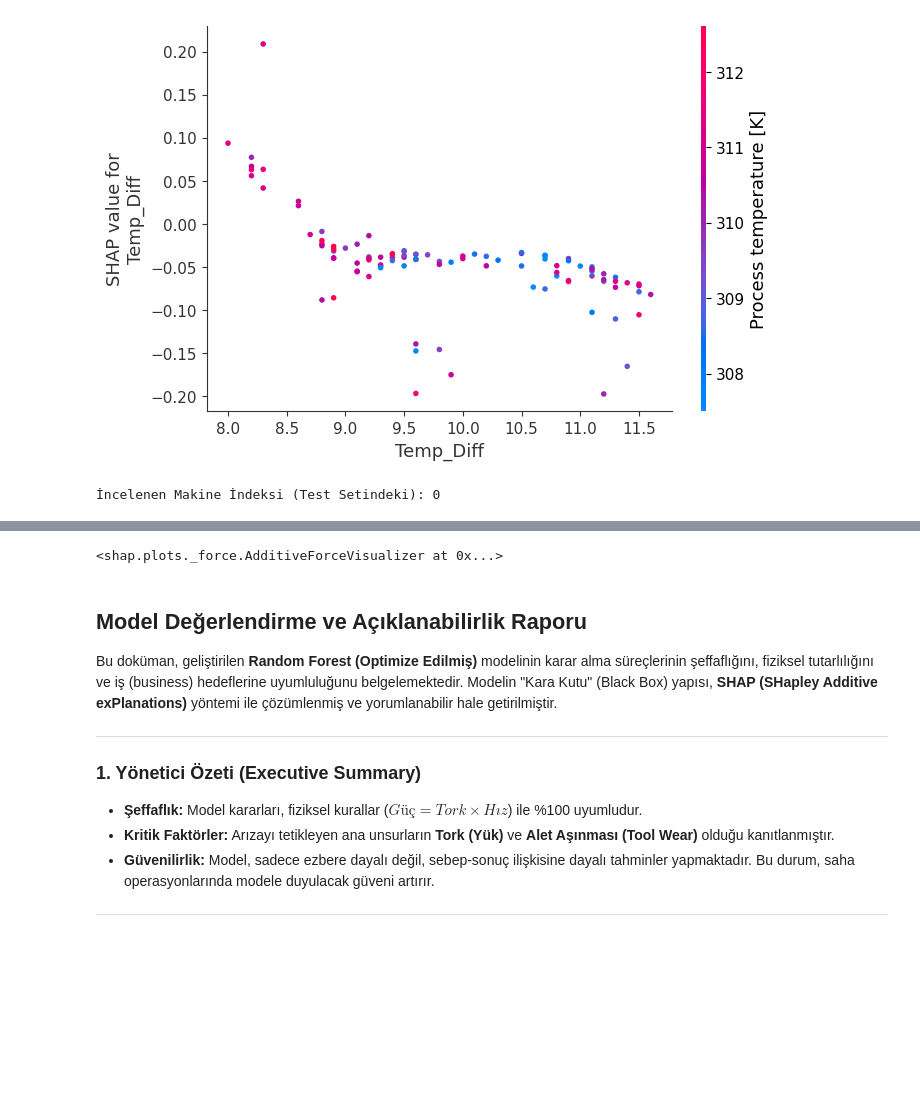
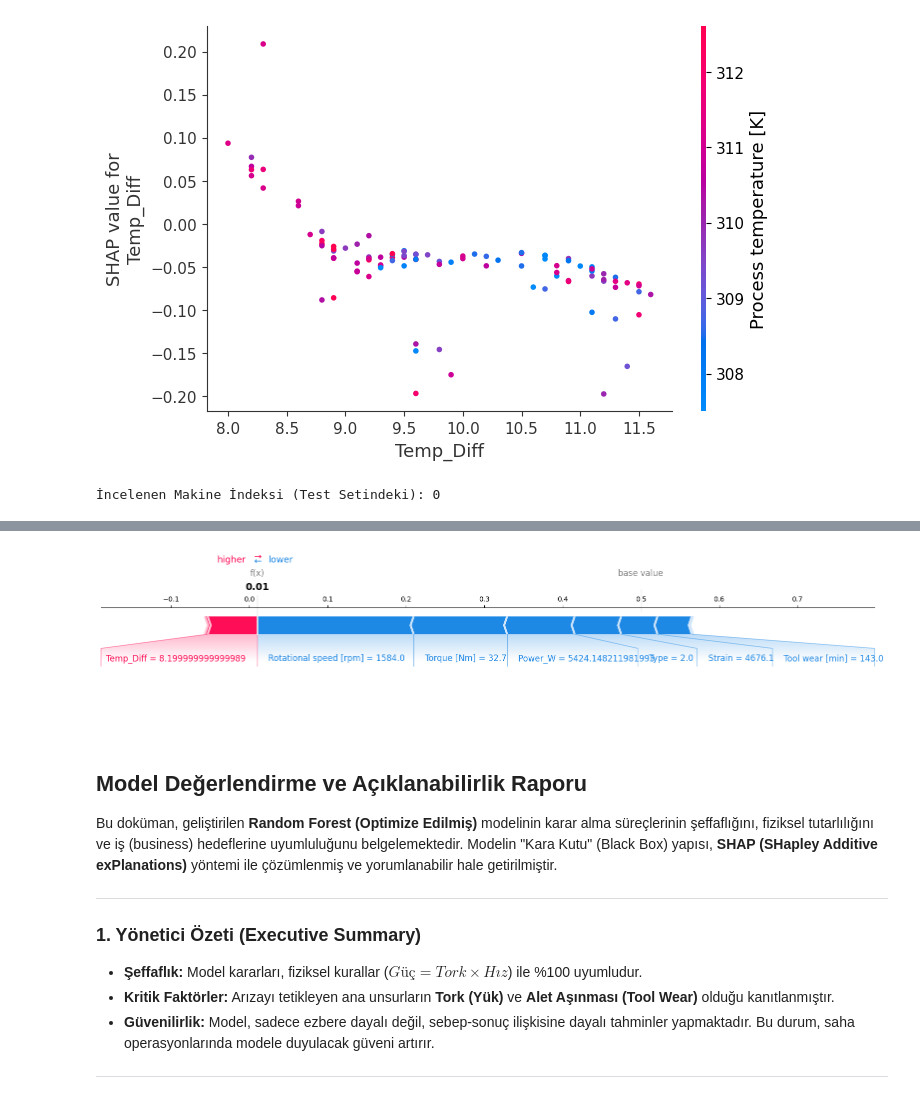
Before and after one commit to zynpc/Predictive_Maintenance_ML_Projesi, a Jupyter notebook: notebooks/5_Model_Evaluation.ipynb, the cells around one changed output, grey strips where cells are left out. Saved outputs shown, nothing was run; the diff lists cells and outputs as text; code cells hidden in the pictures; blank space fills up the shorter version.

Commit message:
SHAP görselleştirme hatası düzeltildi

```diff
--- a/notebooks/5_Model_Evaluation.ipynb
+++ b/notebooks/5_Model_Evaluation.ipynb
@@ -115,36 +115,38 @@ Sıcaklık Farkı Analizi Çiziliyor...
 # %%
 # Rastgele bir 'Bozuk' tahmin edilen örneği seçelim
 y_pred = model.predict(X_test)
 riskli_indeksler = np.where(y_pred == 1)[0]
 
 if len(riskli_indeksler) > 0:
     secilen_ornek_no = riskli_indeksler[0] # İlk riskli makineyi al
     print(f"İncelenen Makine İndeksi (Test Setindeki): {secilen_ornek_no}")
 
     # JavaScript görselleştirmesi için
     shap.initjs()
 
 
     if isinstance(shap_values, list):
         # Eski versiyon
         tek_makine_shap = shap_values[1][secilen_ornek_no]
     elif len(np.array(shap_values).shape) == 3:
         # Yeni versiyon (3D) -> [MakineNo, :, SınıfNo]
         tek_makine_shap = shap_values[secilen_ornek_no, :, 1]
     else:
         tek_makine_shap = shap_values[secilen_ornek_no]
 
     # Force Plot Çizme
     # expected_value[1], "Baz değer" yani ortalama risk puanıdır.
-    display(shap.force_plot(explainer.expected_value[1],
-                            tek_makine_shap,
-                            X_test_sample.iloc[secilen_ornek_no,:]))
+
+    shap.force_plot(explainer.expected_value[1],
+                tek_makine_shap,
+                X_test_sample.iloc[secilen_ornek_no,:],
+                matplotlib=True)
 else:
     print("Test setinde hiç riskli makine tahmin edilmedi.")
 # %% [output]
 İncelenen Makine İndeksi (Test Setindeki): 0
 [interactive output not drawn]
-<shap.plots._force.AdditiveForceVisualizer at 0x...>
+[figure, added]
 # %% [markdown]
 ## Model Değerlendirme ve Açıklanabilirlik Raporu
 
```
